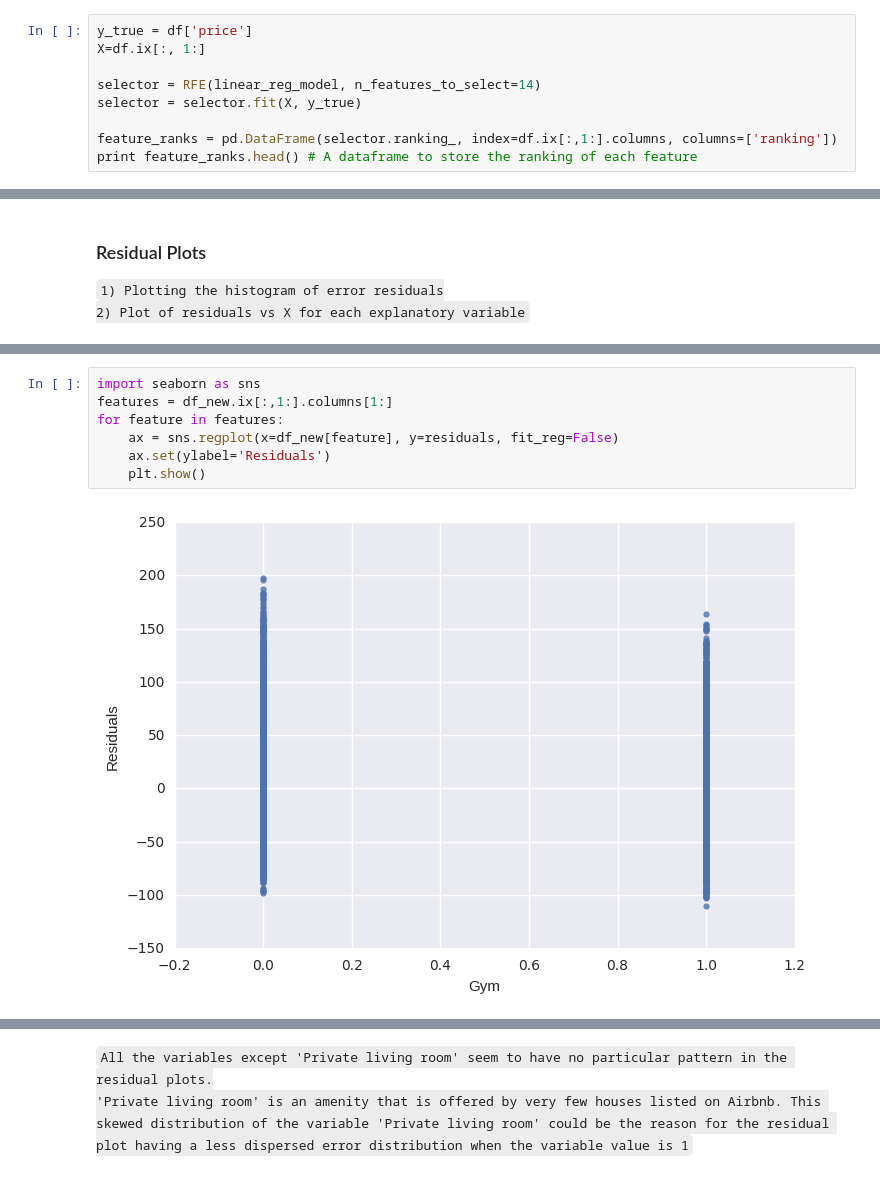
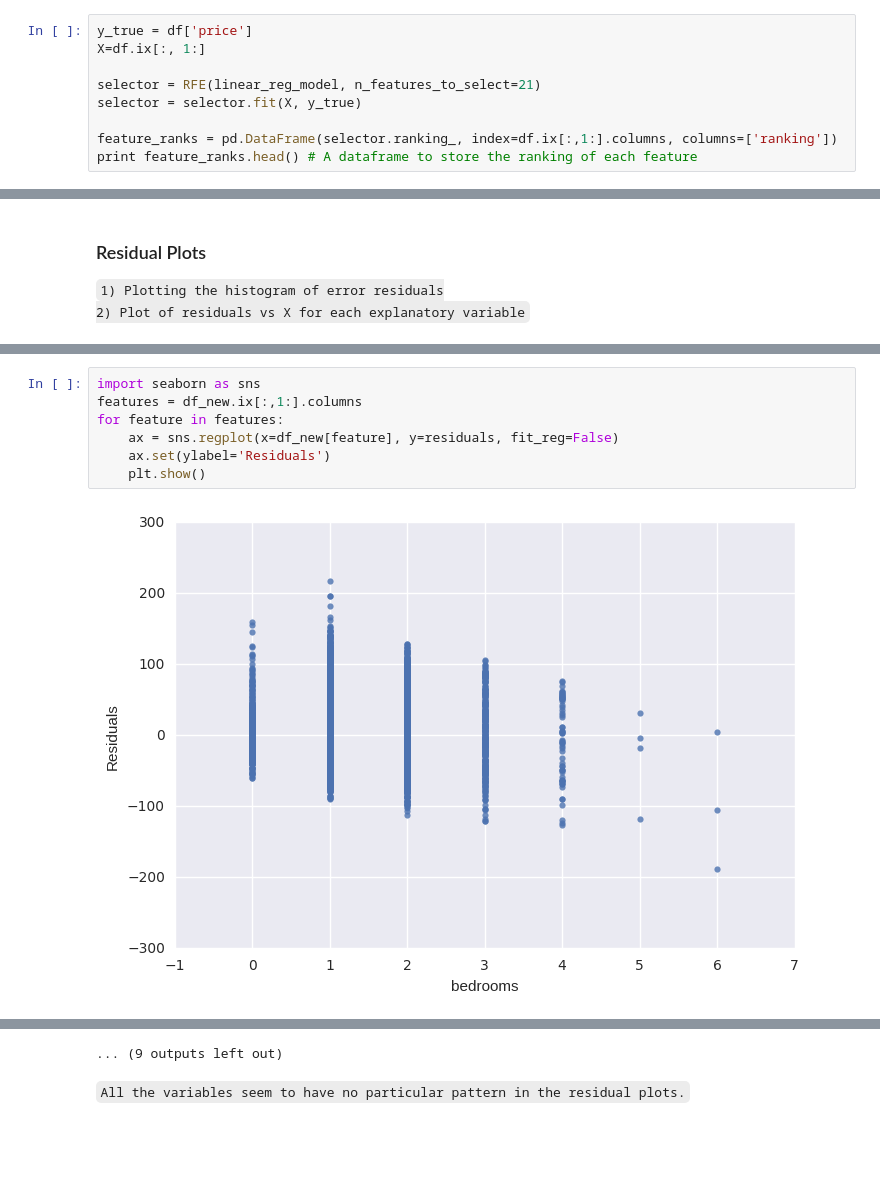
Before and after one commit to HareeshBahuleyan/airbnb-analysis, a Jupyter notebook: 5_regression_analysis.ipynb, the cells around one changed output, grey strips where cells are left out. Cells and saved outputs as stored; diff of their text form; blank space fills up the shorter version.

Commit message:
Added extra variables to regression model

```diff
--- a/5_regression_analysis.ipynb
+++ b/5_regression_analysis.ipynb
@@ -320,7 +354,7 @@ So we choose 14 as the optimal number of features for our model. These features
 y_true = df['price']
 X=df.ix[:, 1:]
 
-selector = RFE(linear_reg_model, n_features_to_select=14)
+selector = RFE(linear_reg_model, n_features_to_select=21)
 selector = selector.fit(X, y_true)
 
 feature_ranks = pd.DataFrame(selector.ranking_, index=df.ix[:,1:].columns, columns=['ranking'])
@@ -450,9 +486,9 @@ The residuals are approximately normal distributed with mean =  -0.0035694459488
 # %%
 import seaborn as sns
-features = df_new.ix[:,1:].columns[1:]
+features = df_new.ix[:,1:].columns
 for feature in features:
     ax = sns.regplot(x=df_new[feature], y=residuals, fit_reg=False)
     ax.set(ylabel='Residuals')
     plt.show()
 # %% [output]
-[figure, old version]
+[figure, new version]
@@ -471,3 +506,3 @@ for feature in features:
+... (9 outputs left out)
-# %% [markdown]
-<code>All the variables except 'Private living room' seem to have no particular pattern in the residual plots.
-'Private living room' is an amenity that is offered by very few houses listed on Airbnb. This skewed distribution of the variable 'Private living room' could be the reason for the residual plot having a less dispersed error distribution when the variable value is 1
+# %% [markdown]
+<code>All the variables seem to have no particular pattern in the residual plots.
```
Also changed, not shown: parts of 27 cells of this notebook, 7 other files.
